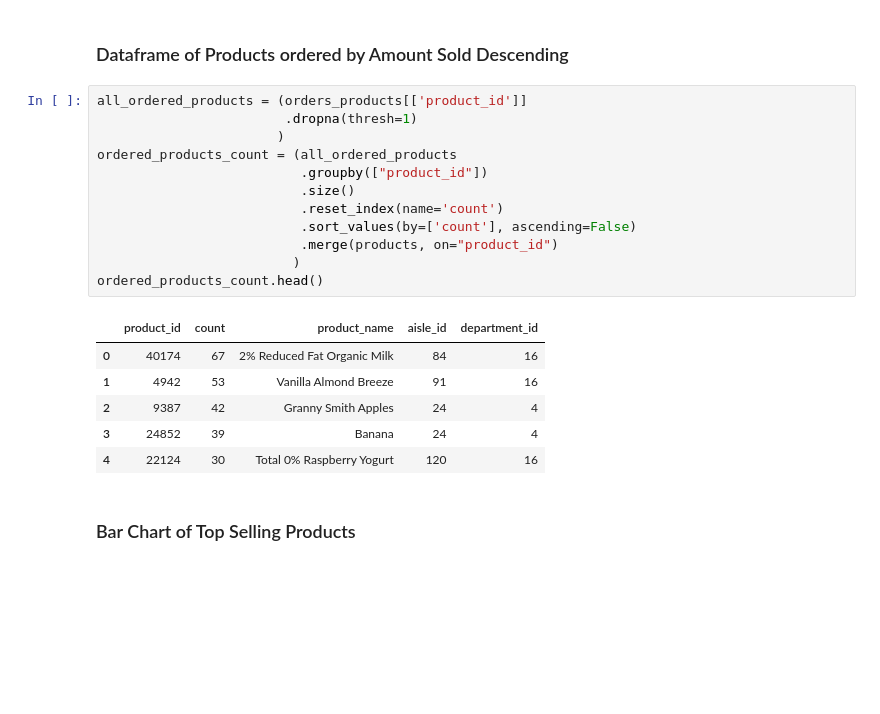
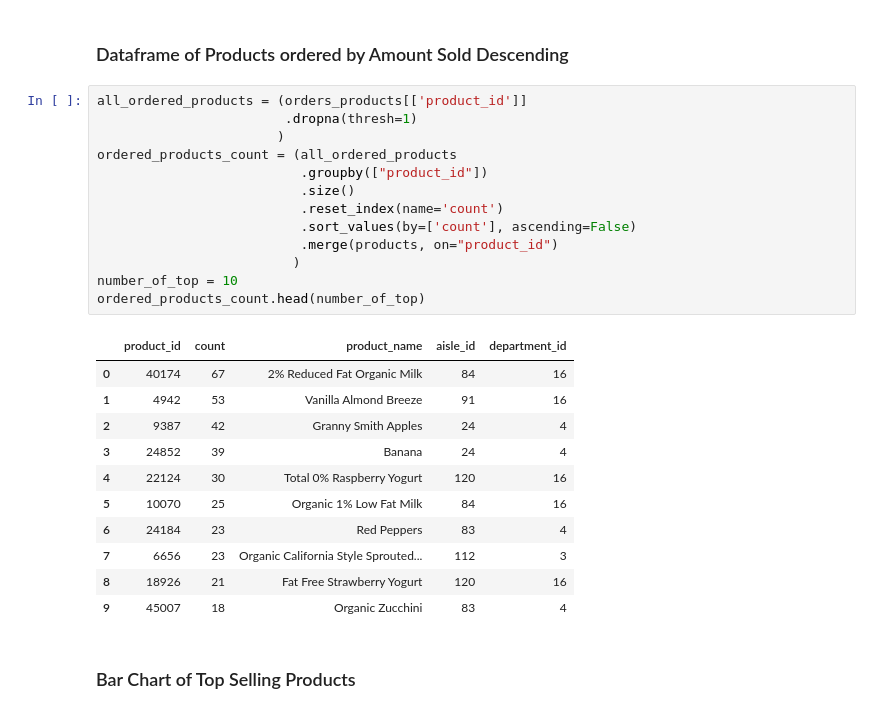
Before and after one commit to 1carew1/instacart_investigation, a Jupyter notebook: Assignment2_EDA.ipynb, the cells around one changed output. Saved outputs shown, nothing was run; the diff lists cells and outputs as text; blank space fills up the shorter version.

```diff
--- a/Assignment2_EDA.ipynb
+++ b/Assignment2_EDA.ipynb
@@ -458,22 +412,28 @@ As can be seen the hour of day that has the most orders is 8. If we look at the
 # %%
 all_ordered_products = (orders_products[['product_id']]
                         .dropna(thresh=1)
                        )
 ordered_products_count = (all_ordered_products
                           .groupby(["product_id"])
                           .size()
                           .reset_index(name='count')
                           .sort_values(by=['count'], ascending=False)
                           .merge(products, on="product_id")
                          )
-ordered_products_count.head()
+number_of_top = 10
+ordered_products_count.head(number_of_top)
 # %% [output]
 |  | product_id | count | product_name | aisle_id | department_id |
 | 0 | 40174 | 67 | 2% Reduced Fat Organic Milk | 84 | 16 |
 | 1 | 4942 | 53 | Vanilla Almond Breeze | 91 | 16 |
 | 2 | 9387 | 42 | Granny Smith Apples | 24 | 4 |
 | 3 | 24852 | 39 | Banana | 24 | 4 |
 | 4 | 22124 | 30 | Total 0% Raspberry Yogurt | 120 | 16 |
+| 5 | 10070 | 25 | Organic 1% Low Fat Milk | 84 | 16 |
+| 6 | 24184 | 23 | Red Peppers | 83 | 4 |
+| 7 | 6656 | 23 | Organic California Style Sprouted... | 112 | 3 |
+| 8 | 18926 | 21 | Fat Free Strawberry Yogurt | 120 | 16 |
+| 9 | 45007 | 18 | Organic Zucchini | 83 | 4 |
 # %% [markdown]
 ### Bar Chart of Top Selling Products
 # %%
```
Also changed, not shown: parts of 41 cells of this notebook, 1 other file.
